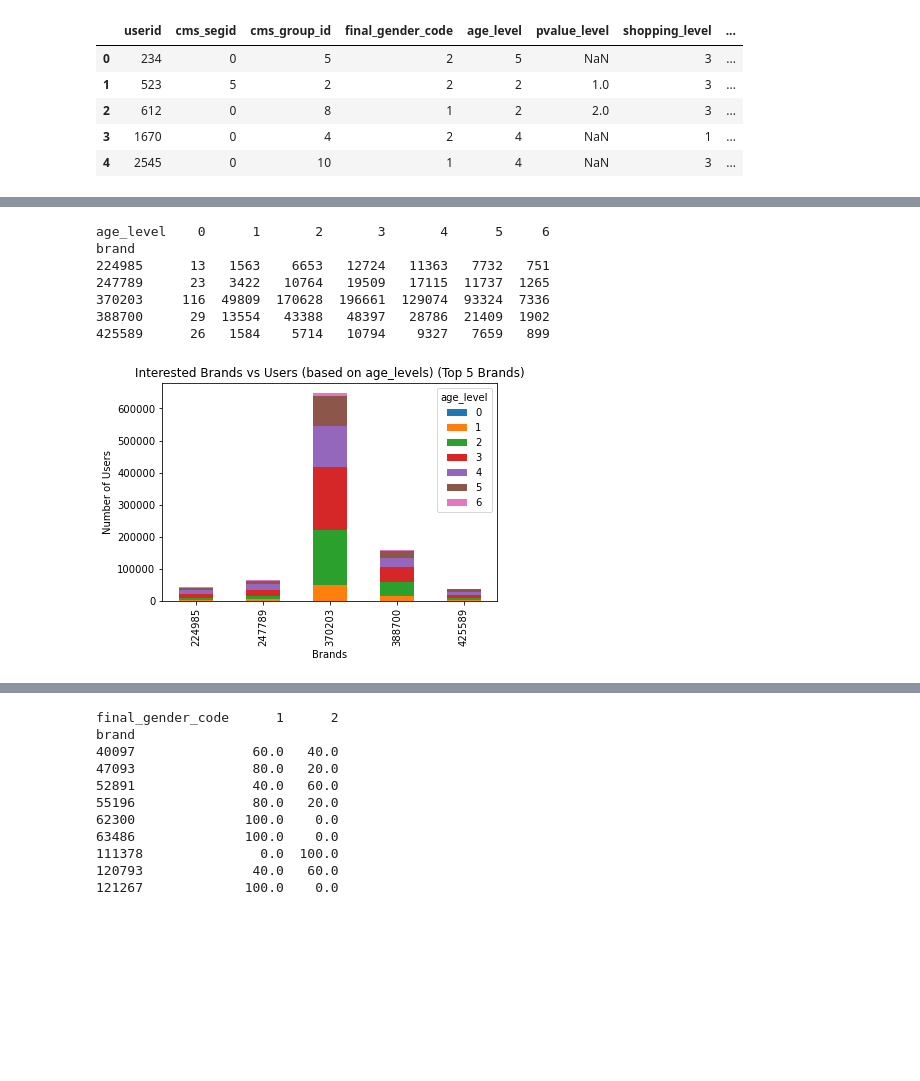
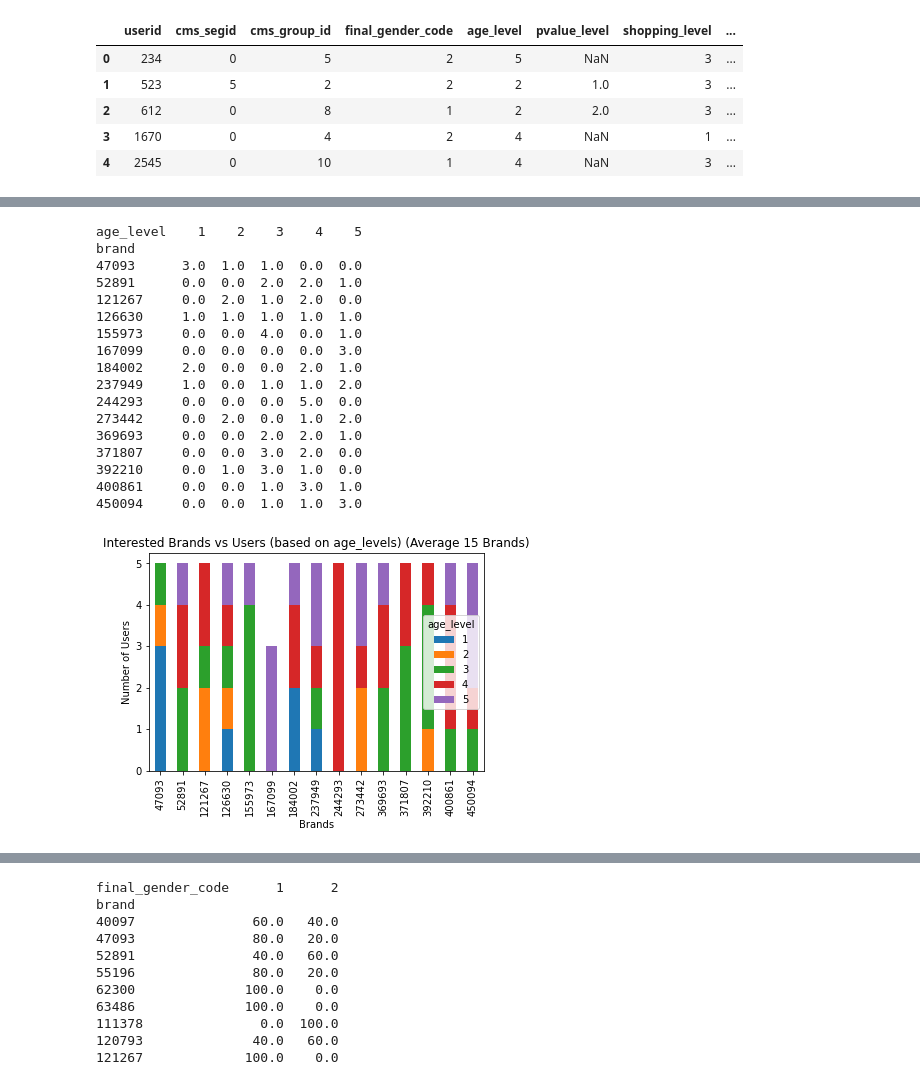
Before and after one commit to rishucoding/spml_dlrm_attacks, a Jupyter notebook: SPML.ipynb, the cells around one changed output, grey strips where cells are left out. Drawn from its saved outputs; the diff is of its cells as text; code cells hidden in the pictures; blank space fills up the shorter version.

```diff
--- a/SPML.ipynb
+++ b/SPML.ipynb
@@ -125,47 +126,73 @@ plt.show()
 clicks_brand = pd.merge(raw_sample, ad_feature[['brand', 'adgroup_id']], how='left', on='adgroup_id')
 # %%
 clicks_with_brand = pd.merge(left=raw_sample, right=ad_feature, how='inner', on='adgroup_id')
+# %%
+# Get the value counts of all brands
+brand_counts = buy_behavior['brand'].value_counts()
+
+# Calculate the index of the first and last brand you want to include
+total_brands = len(brand_counts)
+middle_index = total_brands // 2
+first_index = middle_index - 7
+last_index = middle_index + 8
+
+# Get the average 5 interacted brands
+average_15_brands = brand_counts.iloc[first_index:last_index].index.tolist()
+
+# Filter the buy_behavior dataframe to only include the least 5 brands
+average_15_buy_behavior = buy_behavior[buy_behavior['brand'].isin(average_15_brands)]
 # %%
 clicks_user_brand = pd.merge(clicks_brand, user_profile[['final_gender_code', 'age_level', 'userid']], how='left',
                              left_on='user', right_on='userid')
 #filter out columns not required
 #join columns with behavior log and user datasets
 
-top_5_brands = buy_behavior['brand'].value_counts().head(5).index.tolist()
-top_5_buy_behavior = buy_behavior[buy_behavior['brand'].isin(top_5_brands)]
+#top_5_brands = buy_behavior['brand'].value_counts().head(5).index.tolist()
+#top_5_buy_behavior = buy_behavior[buy_behavior['brand'].isin(top_5_brands)]
 
 
 # Merge the top_5_buy_behavior and user_profile dataframes on the 'userid' column
-merged_df = pd.merge(top_5_buy_behavior, user_profile, left_on='user', right_on='userid')
+merged_df = pd.merge(average_15_buy_behavior, user_profile, left_on='user', right_on='userid')
 
 
 # Group the merged dataframe by the 'age_level' and 'brand' columns and get the count of each group
 grouped_df = merged_df.groupby(['age_level', 'brand'], as_index=False).count()[['age_level', 'brand', 'user']]
 
 
 # Pivot the grouped dataframe to create a pivot table with the 'age_level' column as the index, the 'brand' column as the columns and the 'user' column as the values
 pivot_table = grouped_df.pivot(index='brand', columns='age_level', values='user')
+pivot_table = pivot_table.fillna(0)
 print(pivot_table)
 
 # Plot the pivot table as a bar plot
 pivot_table.plot(kind='bar', stacked=True)
 
 # Add labels to the x and y axis and add a title to the plot
 plt.xlabel('Brands')
 plt.ylabel('Number of Users')
-plt.title('Interested Brands vs Users (based on age_levels) (Top 5 Brands)')
+plt.title('Interested Brands vs Users (based on age_levels) (Average 15 Brands)')
 
 # Show the plot
 plt.show()
 # %% [output]
-age_level    0      1       2       3       4      5     6
+age_level    1    2    3    4    5
 brand
-224985      13   1563    6653   12724   11363   7732   751
-247789      23   3422   10764   19509   17115  11737  1265
-370203     116  49809  170628  196661  129074  93324  7336
-388700      29  13554   43388   48397   28786  21409  1902
-425589      26   1584    5714   10794    9327   7659   899
+47093      3.0  1.0  1.0  0.0  0.0
+52891      0.0  0.0  2.0  2.0  1.0
+121267     0.0  2.0  1.0  2.0  0.0
+126630     1.0  1.0  1.0  1.0  1.0
+155973     0.0  0.0  4.0  0.0  1.0
+167099     0.0  0.0  0.0  0.0  3.0
+184002     2.0  0.0  0.0  2.0  1.0
+237949     1.0  0.0  1.0  1.0  2.0
+244293     0.0  0.0  0.0  5.0  0.0
+273442     0.0  2.0  0.0  1.0  2.0
+369693     0.0  0.0  2.0  2.0  1.0
+371807     0.0  0.0  3.0  2.0  0.0
+392210     0.0  1.0  3.0  1.0  0.0
+400861     0.0  0.0  1.0  3.0  1.0
+450094     0.0  0.0  1.0  1.0  3.0
-[figure, old version]
+[figure, new version]
 # %%
 ###### Following is a table generated that shows for top 5 brands how each age group interacts with each brand #########
 ##### Using this information we can create dummy figure 4  #####
```
Also changed, not shown: parts of 20 cells of this notebook.
